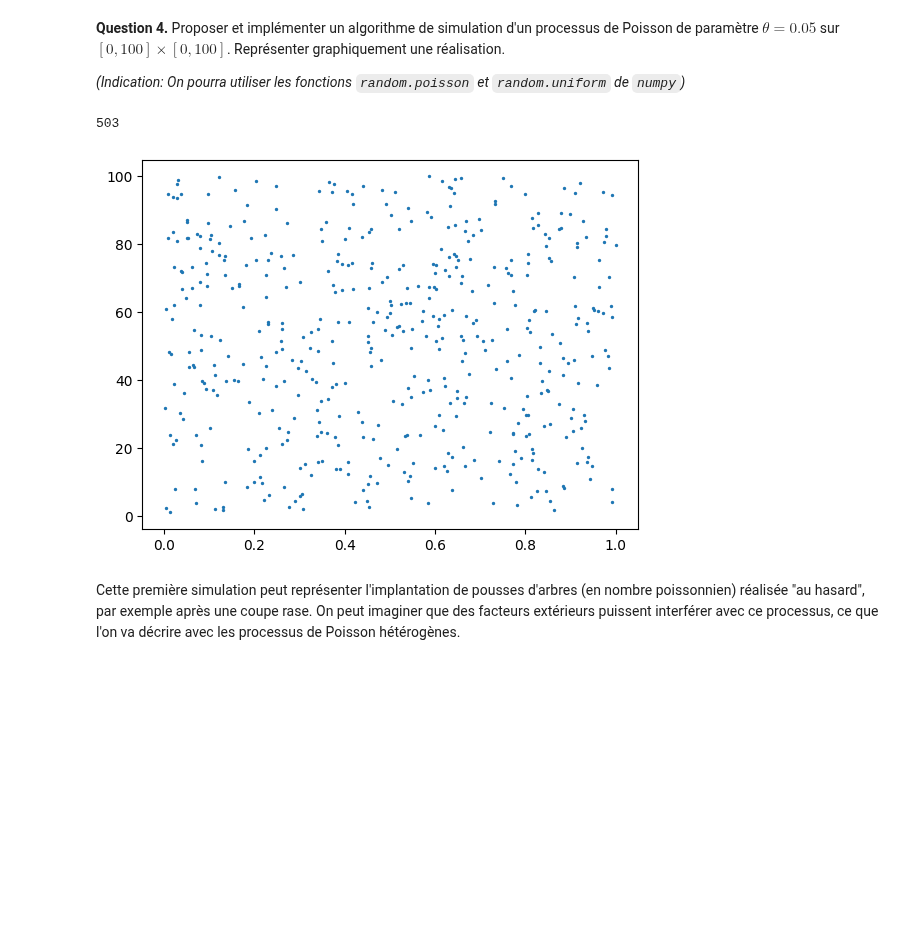
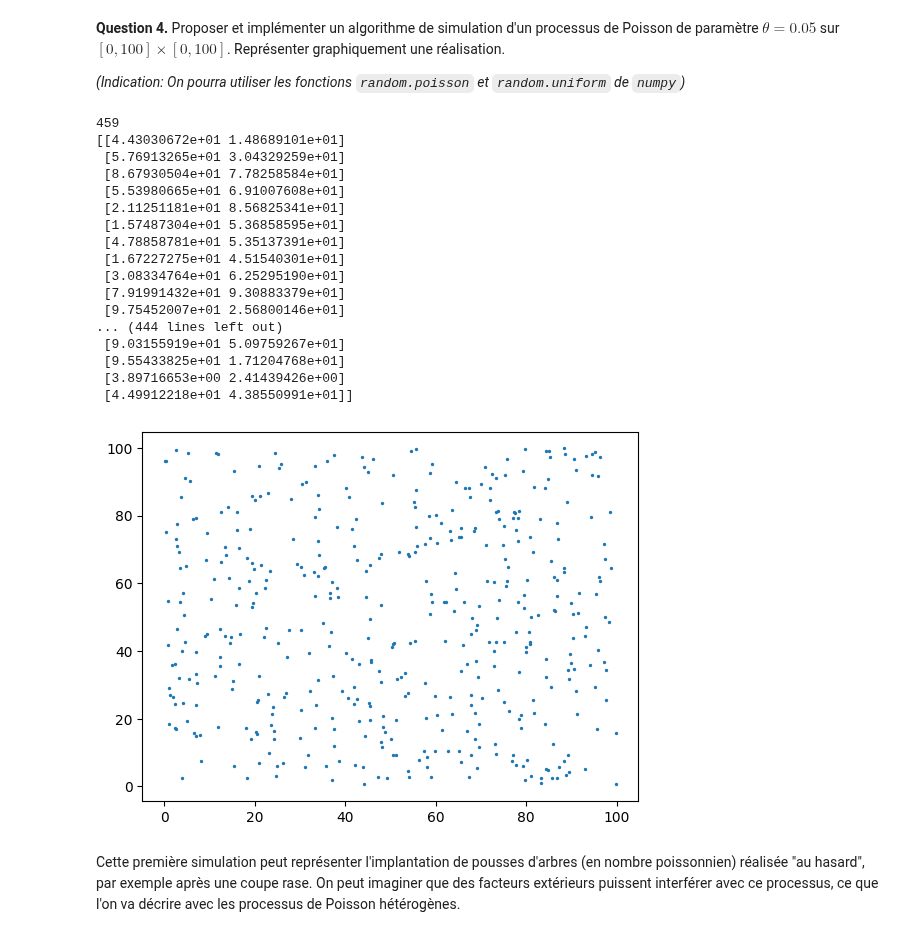
Before and after one commit to camilleprig/projet_maths_info, a Jupyter notebook: projetproba.ipynb, the cells around one changed output. Saved outputs shown, nothing was run; the diff lists cells and outputs as text; code cells hidden in the pictures; blank space fills up the shorter version.

```diff
--- a/projetproba.ipynb
+++ b/projetproba.ipynb
@@ -99,26 +99,43 @@ import scipy.stats as sps
 # %%
 # Parameters
 theta = 0.05
 a = 100
 b = 100
 
 # Poisson simulation function
 def poisson_simulation(theta, a, b):
     S =   a*b
     N =   np.random.poisson(theta * S)
     # on a prouvé question 2 que sachant N, les coordonnées des points sont indépendantes et uniformément distribuées
-    x =   [np.random.uniform([0, 100]) for i in range(N)]
-    y =   [np.random.uniform([0, 100]) for i in range(N)]
+    x =   np.random.uniform(0, 100, N)
+    y =   np.random.uniform(0, 100, N)
     print(N)
     return np.column_stack((x, y))
 
 # Plotting
 data = poisson_simulation(theta, a, b)
+print(data)
 plt.scatter(data[:, 0], data[:, 1], s =2)
 plt.show()
 # %% [output]
-503
+459
+[[4.43030672e+01 1.48689101e+01]
+ [5.76913265e+01 3.04329259e+01]
+ [8.67930504e+01 7.78258584e+01]
+ [5.53980665e+01 6.91007608e+01]
+ [2.11251181e+01 8.56825341e+01]
+ [1.57487304e+01 5.36858595e+01]
+ [4.78858781e+01 5.35137391e+01]
+ [1.67227275e+01 4.51540301e+01]
+ [3.08334764e+01 6.25295190e+01]
+ [7.91991432e+01 9.30883379e+01]
+ [9.75452007e+01 2.56800146e+01]
+... (444 lines left out)
+ [9.03155919e+01 5.09759267e+01]
+ [9.55433825e+01 1.71204768e+01]
+ [3.89716653e+00 2.41439426e+00]
+ [4.49912218e+01 4.38550991e+01]]
-[figure, old version]
+[figure, new version]
 # %% [markdown]
 Cette première simulation peut représenter l'implantation de pousses d'arbres (en nombre poissonnien) réalisée "au hasard", par exemple après une coupe rase. On peut imaginer que des facteurs extérieurs puissent interférer avec ce processus, ce que l'on va décrire avec les processus de Poisson hétérogènes.
 # %% [markdown]
```
Also changed, not shown: parts of 7 cells of this notebook.
